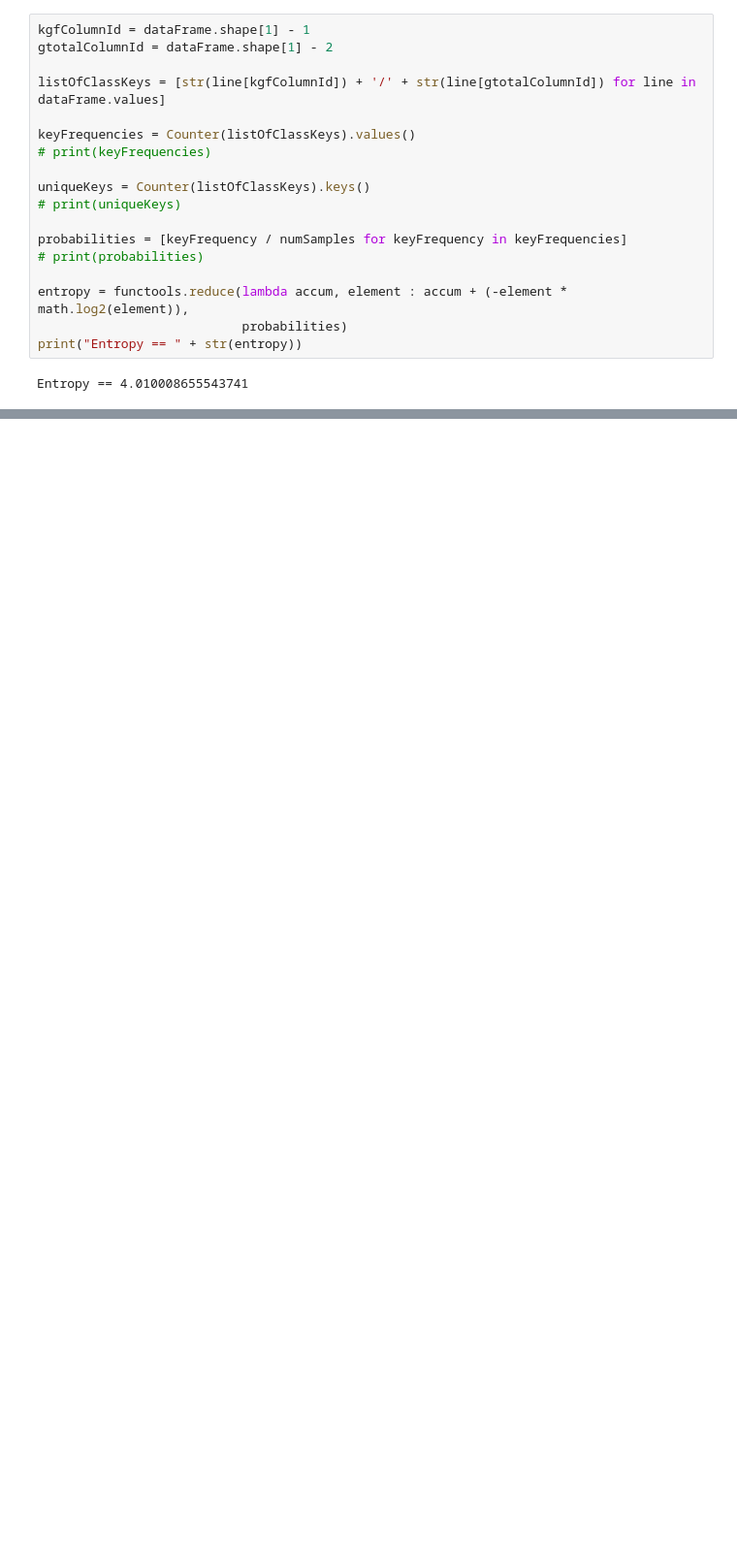
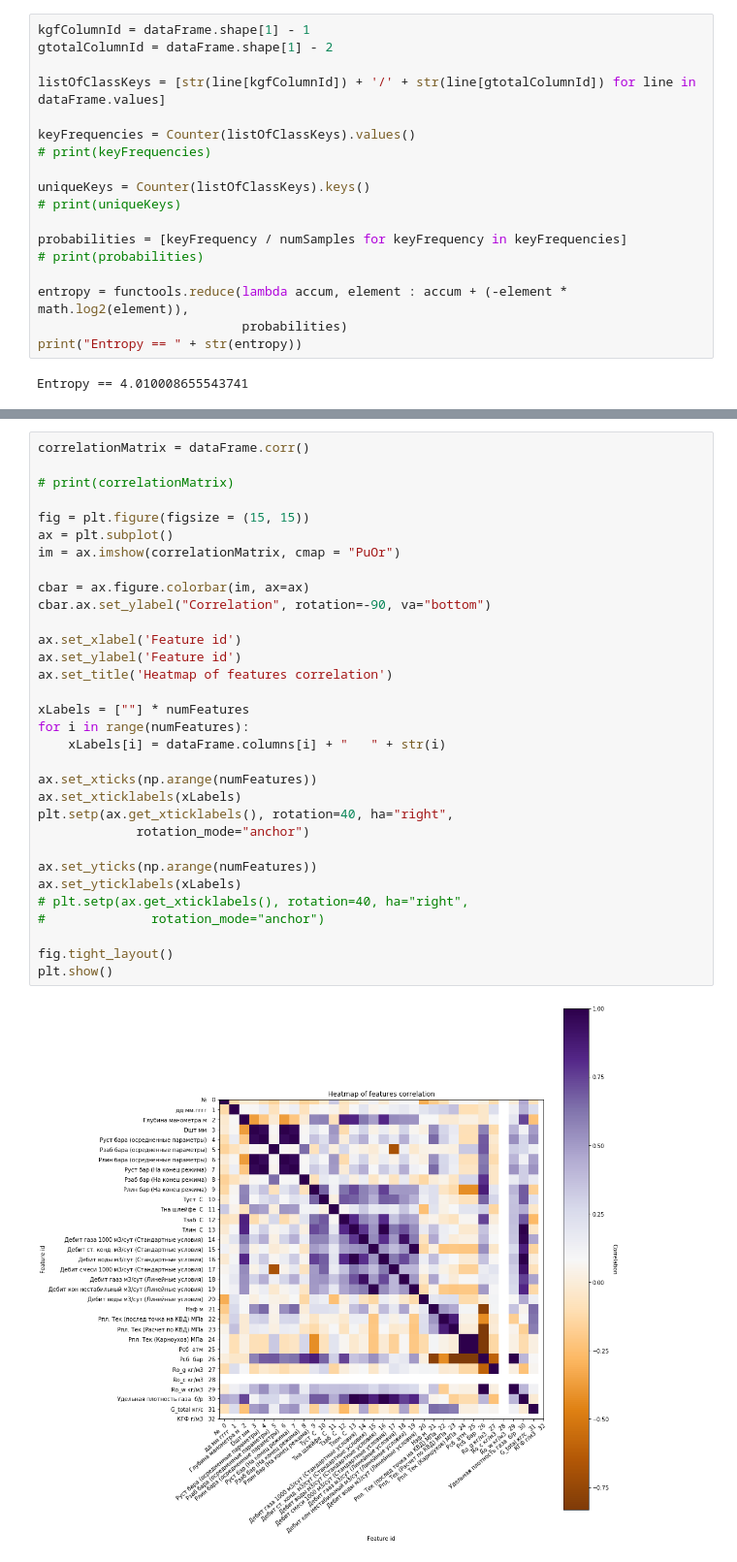
Before and after one commit to Gridbug/nsu_machine_learning_2020, a Jupyter notebook: Lab2/Lab_2.ipynb, the cells around one changed output, grey strips where cells are left out. Shown: that part at 97% size. Drawn from its saved outputs; the diff is of its cells as text; blank space fills up the shorter version.

```diff
--- a/Lab2/Lab_2.ipynb
+++ b/Lab2/Lab_2.ipynb
@@ -198,0 +226,34 @@ plt.show()
+# %%
+correlationMatrix = dataFrame.corr()
+
+# print(correlationMatrix)
+
+fig = plt.figure(figsize = (15, 15))
+ax = plt.subplot()
+im = ax.imshow(correlationMatrix, cmap = "PuOr")
+
+cbar = ax.figure.colorbar(im, ax=ax)
+cbar.ax.set_ylabel("Correlation", rotation=-90, va="bottom")
+
+ax.set_xlabel('Feature id')
+ax.set_ylabel('Feature id')
+ax.set_title('Heatmap of features correlation')
+
+xLabels = [""] * numFeatures
+for i in range(numFeatures):
+    xLabels[i] = dataFrame.columns[i] + "   " + str(i)
+
+ax.set_xticks(np.arange(numFeatures))
+ax.set_xticklabels(xLabels)
+plt.setp(ax.get_xticklabels(), rotation=40, ha="right",
+             rotation_mode="anchor")
+
+ax.set_yticks(np.arange(numFeatures))
+ax.set_yticklabels(xLabels)
+# plt.setp(ax.get_xticklabels(), rotation=40, ha="right",
+#              rotation_mode="anchor")
+
+fig.tight_layout()
+plt.show()
+# %% [output]
+[figure, added]
```
Also changed, not shown: parts of 6 cells of this notebook.
